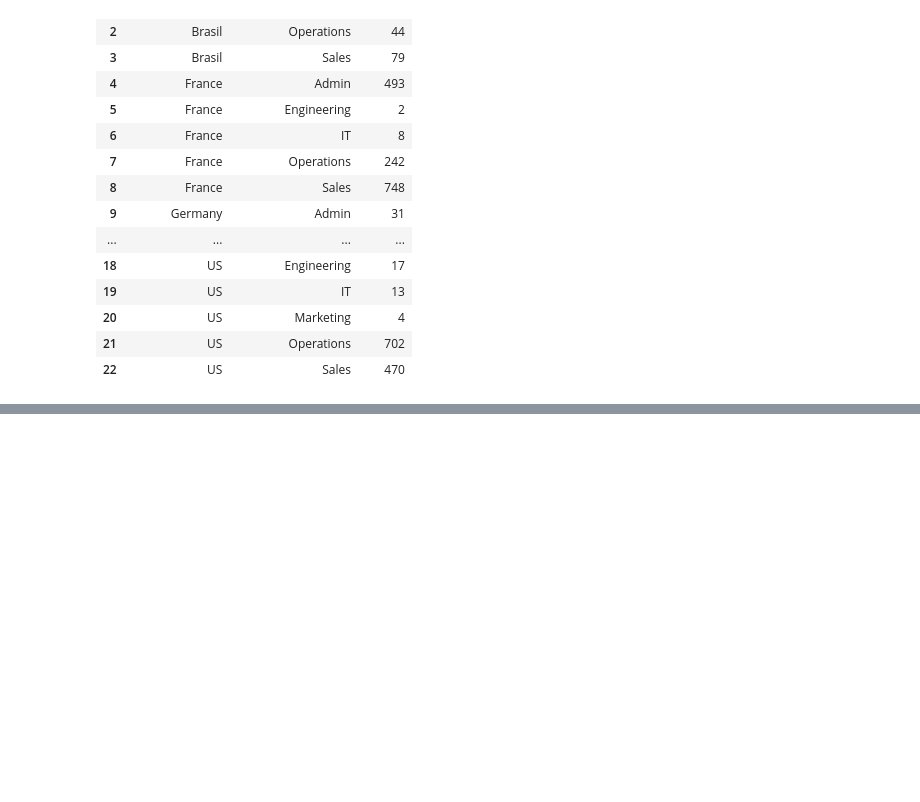
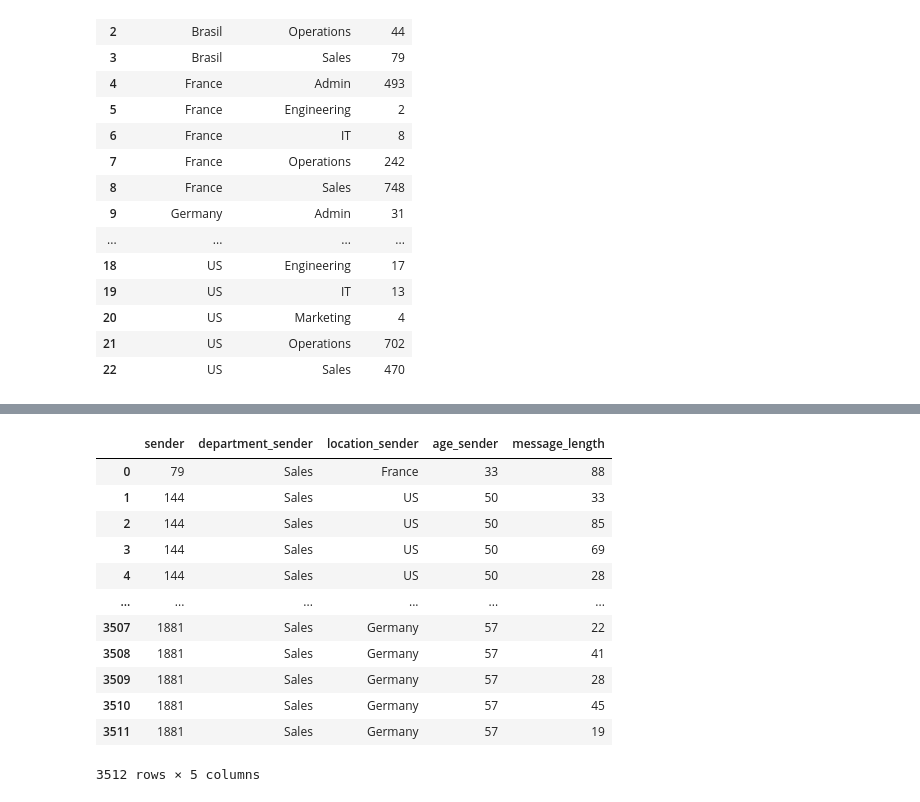
Before and after one commit to nicholastangyx/Datacamp-Competition-Employee-Network-Analysis-, a Jupyter notebook: Analysis.ipynb, the cells around one changed output, grey strips where cells are left out. Saved outputs shown, nothing was run; the diff lists cells and outputs as text; code cells hidden in the pictures; blank space fills up the shorter version.

```diff
--- a/Analysis.ipynb
+++ b/Analysis.ipynb
@@ -465,0 +475,21 @@ df2[df2.sender == 128]
+# %%
+k = df2[['sender','department_sender', 'location_sender', 'age_sender', 'message_length']]
+k2 = k.groupby(['department_sender']).agg({'message_length': 'mean'}).reset_index()
+# k3 = k2[(k2.department_sender == 'Admin') & (k2.location_sender == 'US')]
+# k2 = k2[(k2.department_sender == 'Admin')]
+
+k
+# %% [output]
+|  | sender | department_sender | location_sender | age_sender | message_length |
+| 0 | 79 | Sales | France | 33 | 88 |
+| 1 | 144 | Sales | US | 50 | 33 |
+| 2 | 144 | Sales | US | 50 | 85 |
+| 3 | 144 | Sales | US | 50 | 69 |
+| 4 | 144 | Sales | US | 50 | 28 |
+| ... | ... | ... | ... | ... | ... |
+| 3507 | 1881 | Sales | Germany | 57 | 22 |
+| 3508 | 1881 | Sales | Germany | 57 | 41 |
+| 3509 | 1881 | Sales | Germany | 57 | 28 |
+| 3510 | 1881 | Sales | Germany | 57 | 45 |
+| 3511 | 1881 | Sales | Germany | 57 | 19 |
+3512 rows × 5 columns
```
Also changed, not shown: parts of 12 cells of this notebook.
